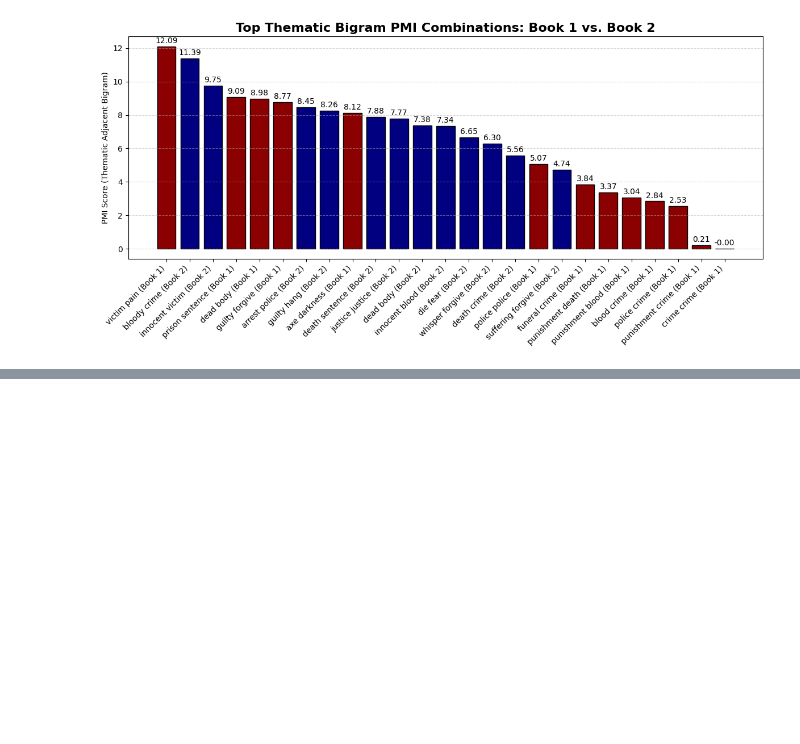
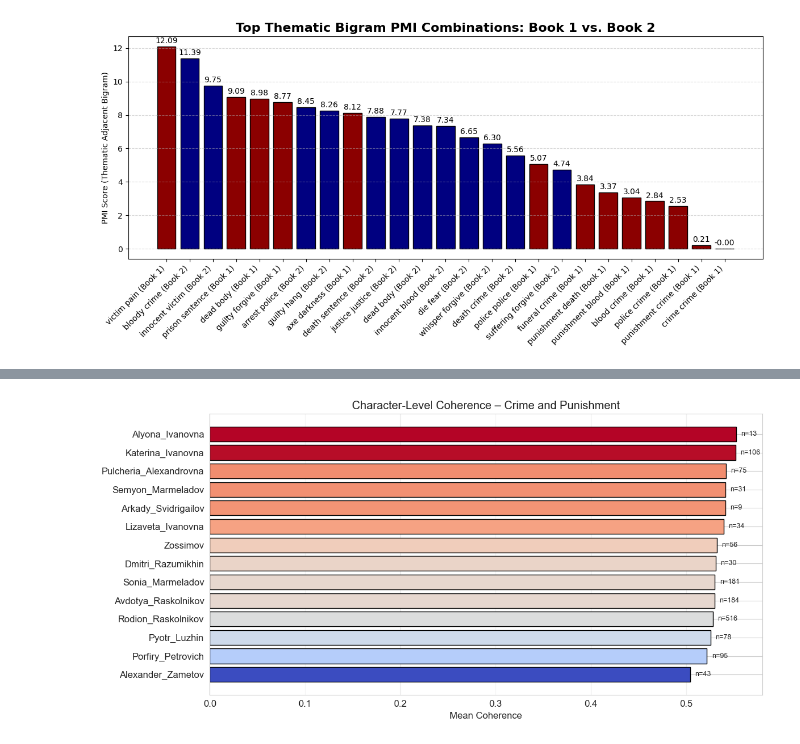
Before and after one commit to NLP-M-A-D/ProjectTemplate, a Jupyter notebook: notebooks/extra_only_differences.ipynb, the cells around one changed output, grey strips where cells are left out. Saved outputs shown, nothing was run; the diff lists cells and outputs as text; code cells hidden in the pictures; blank space fills up the shorter version.

```diff
--- a/notebooks/extra_only_differences.ipynb
+++ b/notebooks/extra_only_differences.ipynb
@@ -535,0 +747,39 @@ KeyError: 'CP'
+# %%
+
+sns.set_style("whitegrid")
+
+# Sort by mean descending
+sorted_data = sorted(char_coherence.items(), key=lambda x: x[1]['mean'], reverse=True)
+chars = [item[0] for item in sorted_data]
+means = [item[1]['mean'] for item in sorted_data]
+counts = [item[1]['count'] for item in sorted_data]
+
+# Normalize means for colormap
+norm_means = (np.array(means) - min(means)) / (max(means) - min(means))
+
+plt.figure(figsize=(12, 6))
+bars = plt.barh(
+    chars, means,
+    color=plt.cm.coolwarm(norm_means),
+    edgecolor="black"
+)
+
+# Add count labels at the right edges
+for i, count in enumerate(counts):
+    plt.text(
+        means[i] + 0.005,
+        i,
+        f"n={count}",
+        va="center",
+        fontsize=9
+    )
+
+plt.xlabel("Mean Coherence")
+plt.title("Character-Level Coherence – Crime and Punishment")
+plt.gca().invert_yaxis()  # Highest at top
+plt.grid(axis="x", alpha=0.3)
+
+plt.tight_layout()
+plt.show()
+# %% [output]
+[figure, added]
```
Also changed, not shown: parts of 15 cells of this notebook, 3 other files.
